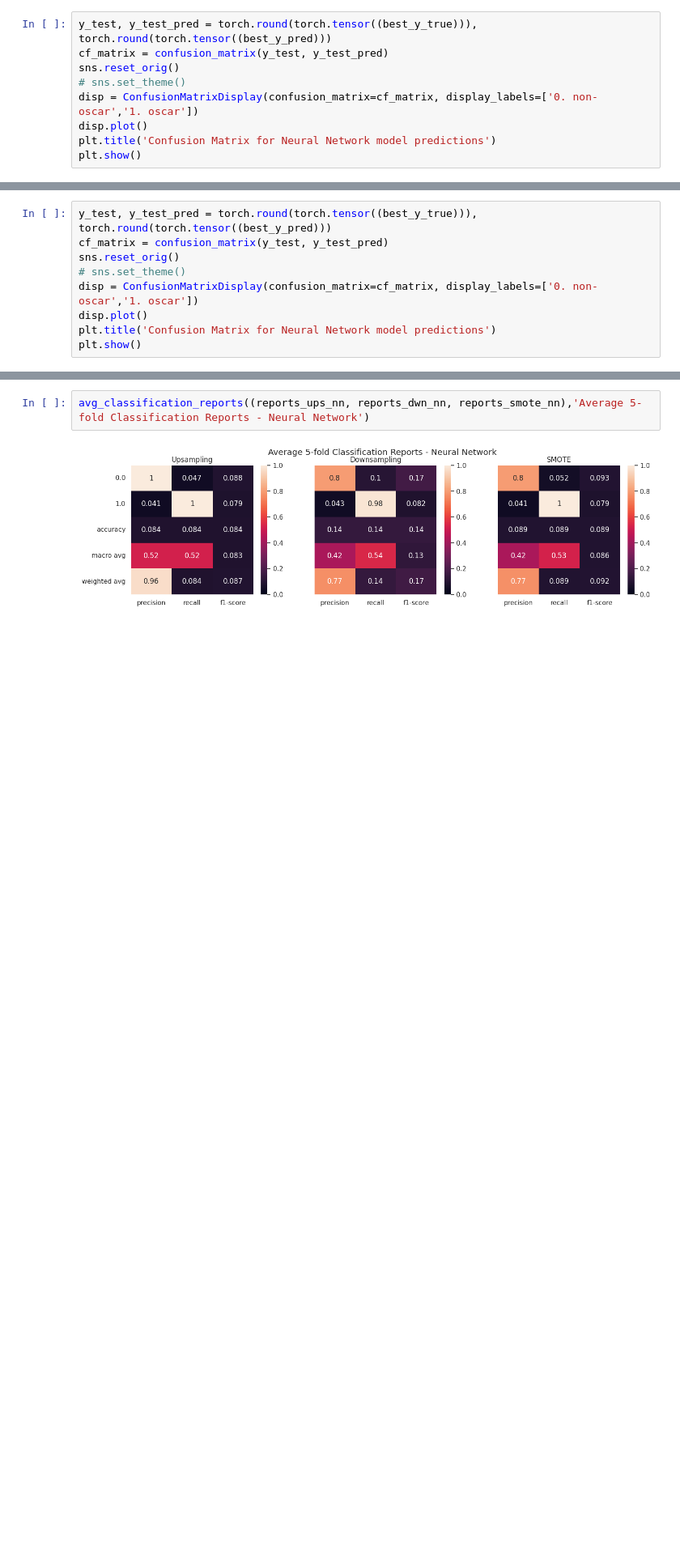
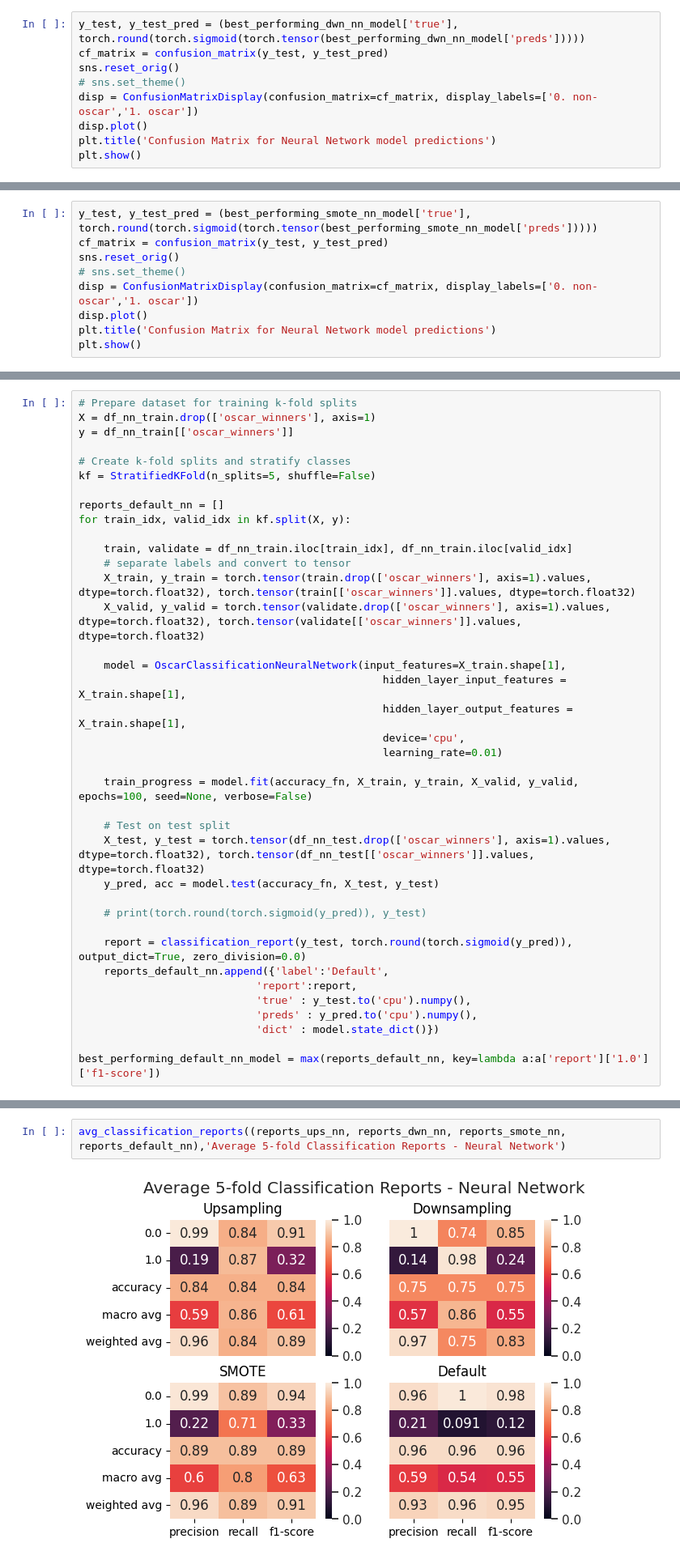
Before and after one commit to AAleksandros/HUA-DIT-Data-mining-project, a Jupyter notebook: project.ipynb, the cells around one changed output, grey strips where cells are left out. Shown at 81% size. Drawn from its saved outputs; the diff is of its cells as text; blank space fills up the shorter version.

Commit message:
dataset sampling techniques

```diff
--- a/project.ipynb
+++ b/project.ipynb
@@ -999,7 +929,7 @@ plt.show()
 # %% [markdown]
 #### 5.1.2c Πίνακας σύγχησης
 # %%
-y_test, y_test_pred = torch.round(torch.tensor((best_y_true))), torch.round(torch.tensor((best_y_pred)))
+y_test, y_test_pred = (best_performing_dwn_nn_model['true'], torch.round(torch.sigmoid(torch.tensor(best_performing_dwn_nn_model['preds']))))
 cf_matrix = confusion_matrix(y_test, y_test_pred)
 sns.reset_orig()
 # sns.set_theme()
@@ -1120,7 +1009,7 @@ plt.show()
 # %% [markdown]
 #### 5.1.2c Πίνακας σύγχησης
 # %%
-y_test, y_test_pred = torch.round(torch.tensor((best_y_true))), torch.round(torch.tensor((best_y_pred)))
+y_test, y_test_pred = (best_performing_smote_nn_model['true'], torch.round(torch.sigmoid(torch.tensor(best_performing_smote_nn_model['preds']))))
 cf_matrix = confusion_matrix(y_test, y_test_pred)
 sns.reset_orig()
 # sns.set_theme()
@@ -1145,0 +1024,38 @@ plt.show()
+# %%
+# Prepare dataset for training k-fold splits
+X = df_nn_train.drop(['oscar_winners'], axis=1)
+y = df_nn_train[['oscar_winners']]
+
+# Create k-fold splits and stratify classes
+kf = StratifiedKFold(n_splits=5, shuffle=False)
+
+reports_default_nn = []
+for train_idx, valid_idx in kf.split(X, y):
+
+    train, validate = df_nn_train.iloc[train_idx], df_nn_train.iloc[valid_idx]
+    # separate labels and convert to tensor
+    X_train, y_train = torch.tensor(train.drop(['oscar_winners'], axis=1).values, dtype=torch.float32), torch.tensor(train[['oscar_winners']].values, dtype=torch.float32)
+    X_valid, y_valid = torch.tensor(validate.drop(['oscar_winners'], axis=1).values, dtype=torch.float32), torch.tensor(validate[['oscar_winners']].values, dtype=torch.float32)
+
+    model = OscarClassificationNeuralNetwork(input_features=X_train.shape[1],
+                                                hidden_layer_input_features = X_train.shape[1],
+                                                hidden_layer_output_features = X_train.shape[1],
+                                                device='cpu',
+                                                learning_rate=0.01)
+
+    train_progress = model.fit(accuracy_fn, X_train, y_train, X_valid, y_valid, epochs=100, seed=None, verbose=False)
+
+    # Test on test split
+    X_test, y_test = torch.tensor(df_nn_test.drop(['oscar_winners'], axis=1).values, dtype=torch.float32), torch.tensor(df_nn_test[['oscar_winners']].values, dtype=torch.float32)
+    y_pred, acc = model.test(accuracy_fn, X_test, y_test)
+
+    # print(torch.round(torch.sigmoid(y_pred)), y_test)
+
+    report = classification_report(y_test, torch.round(torch.sigmoid(y_pred)), output_dict=True, zero_division=0.0)
+    reports_default_nn.append({'label':'Default',
+                            'report':report,
+                            'true' : y_test.to('cpu').numpy(),
+                            'preds' : y_pred.to('cpu').numpy(),
+                            'dict' : model.state_dict()})
+
+best_performing_default_nn_model = max(reports_default_nn, key=lambda a:a['report']['1.0']['f1-score'])
@@ -1152,7 +1085,7 @@ plot_roc_curves(best_performing_ups_nn_model, best_performing_dwn_nn_model, best
 # %%
-avg_classification_reports((reports_ups_nn, reports_dwn_nn, reports_smote_nn),'Average 5-fold Classification Reports - Neural Network')
+avg_classification_reports((reports_ups_nn, reports_dwn_nn, reports_smote_nn, reports_default_nn),'Average 5-fold Classification Reports - Neural Network')
 # %% [output]
-[figure, old version]
+[figure, new version]
 # %% [markdown]
 ### Errorbars plot **
 # %%
```
Also changed, not shown: parts of 32 cells of this notebook, 2 other files.
